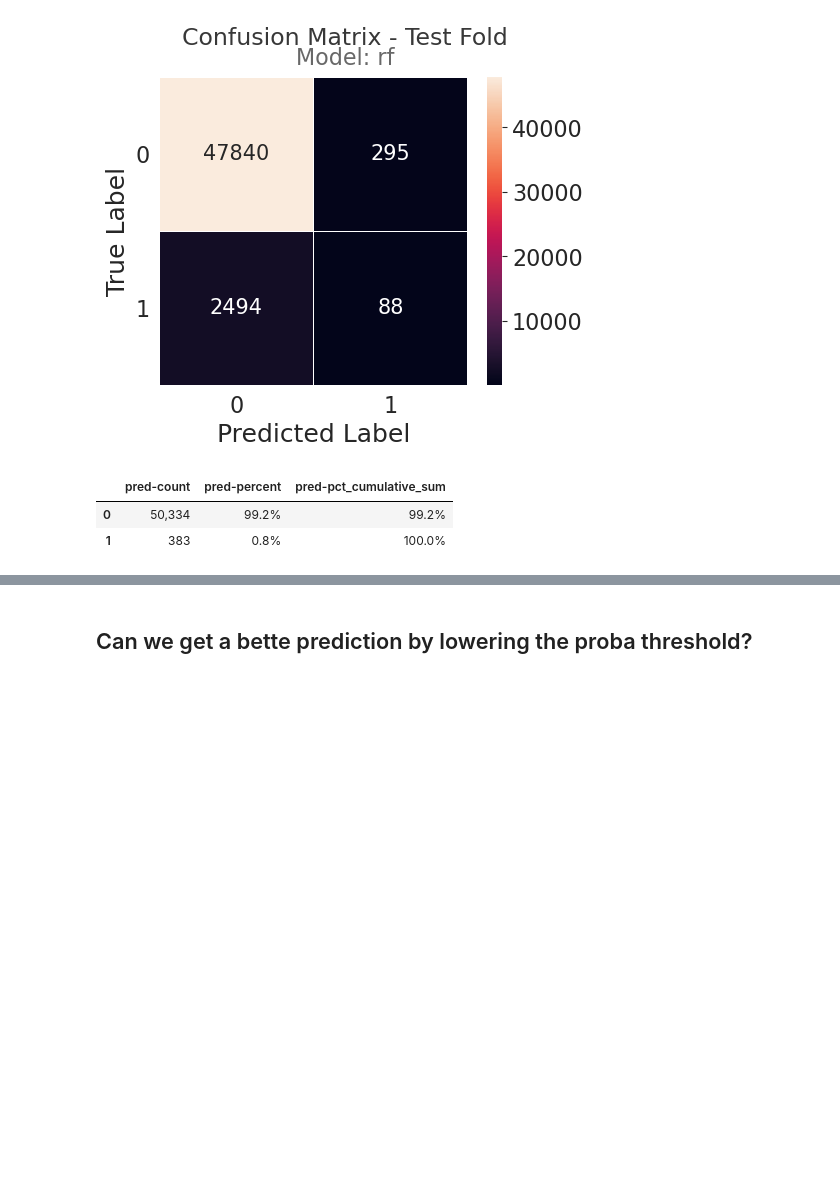
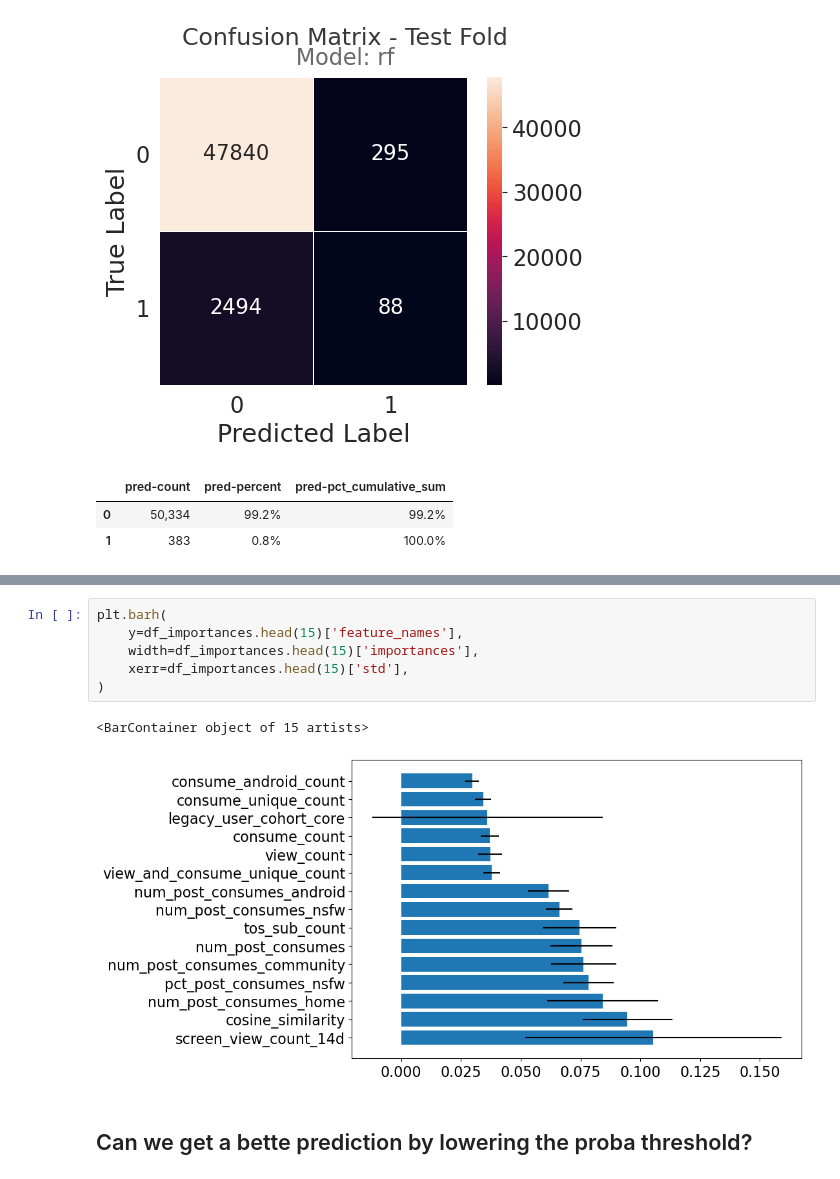
Before and after one commit to nazanin-zinouri/subclu, a Jupyter notebook: notebooks/pn_modeling/djb_03.00-2023-04-17-get_training_data_and_run_baseline_models.ipynb, the cells around one changed output, grey strips where cells are left out. Cells and saved outputs as stored; diff of their text form; blank space fills up the shorter version.

```diff
--- a/notebooks/pn_modeling/djb_03.00-2023-04-17-get_training_data_and_run_baseline_models.ipynb
+++ b/notebooks/pn_modeling/djb_03.00-2023-04-17-get_training_data_and_run_baseline_models.ipynb
@@ -1102,3 +1136,12 @@ weighted avg      0.914     0.945     0.925     50717
+# %%
+plt.barh(
+    y=df_importances.head(15)['feature_names'],
+    width=df_importances.head(15)['importances'],
+    xerr=df_importances.head(15)['std'],
+)
+# %% [output]
+<BarContainer object of 15 artists>
+[figure, added]
 # %% [markdown]
 ## Can we get a bette prediction by lowering the proba threshold?
 # %%
```
Also changed, not shown: parts of 3 cells of this notebook, 1 other file.
